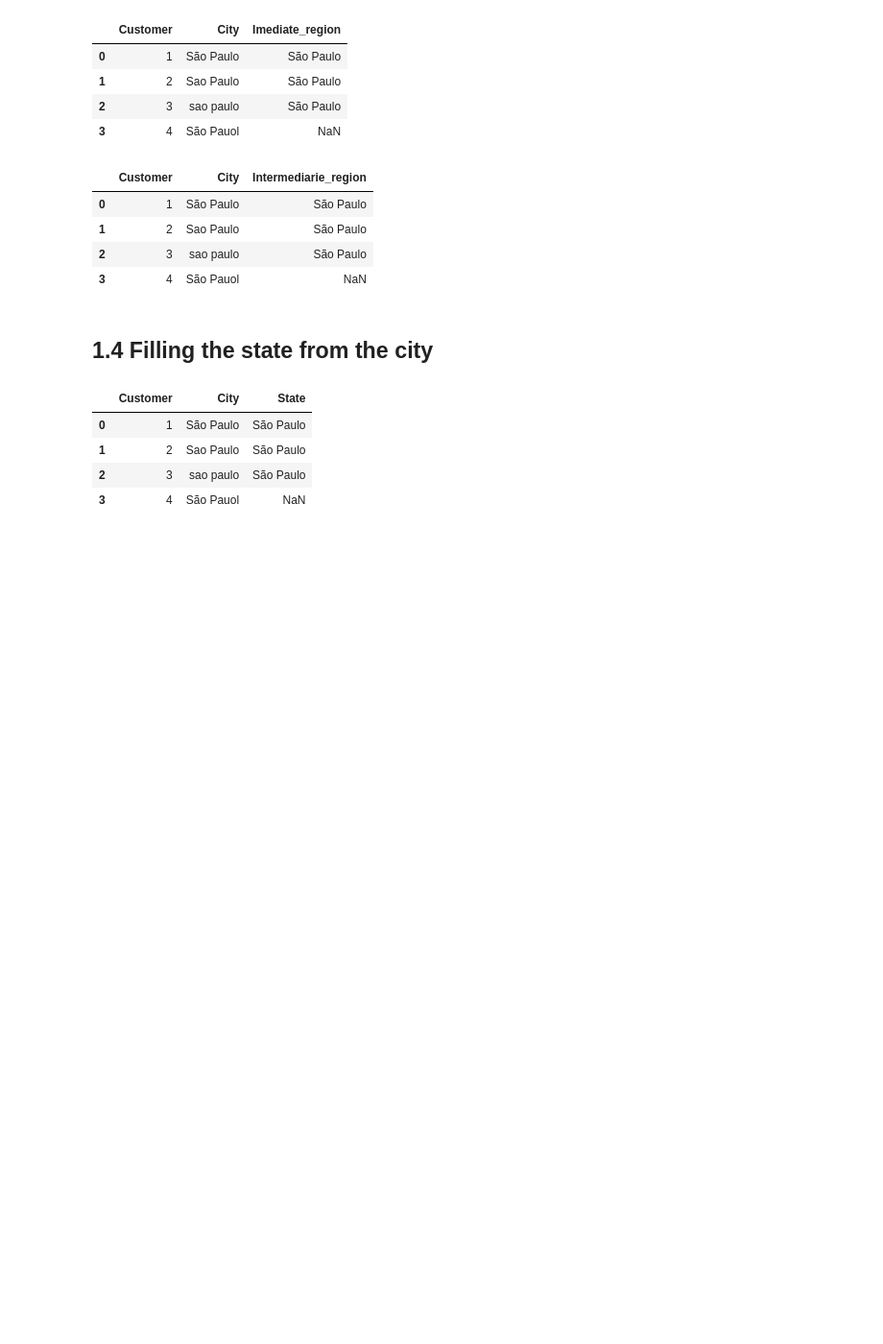
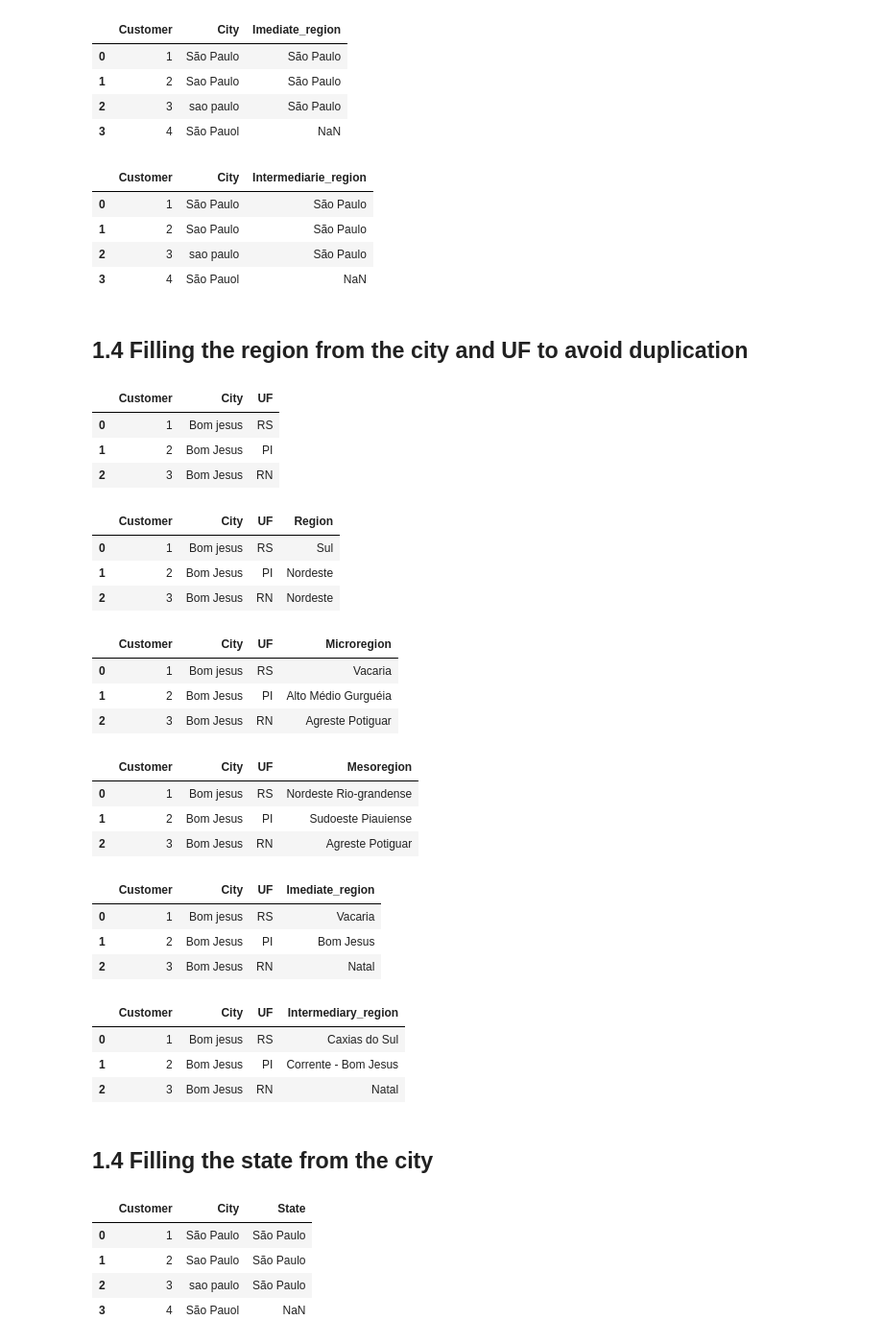
Before and after one commit to GAVB-SERVICOS/Gumly, a Jupyter notebook: exercises/geo_location.ipynb, the cells around one changed output. Shown at 96% size. Drawn from its saved outputs; the diff is of its cells as text; code cells hidden in the pictures; blank space fills up the shorter version.

```diff
--- a/exercises/geo_location.ipynb
+++ b/exercises/geo_location.ipynb
@@ -67,6 +71,58 @@ dfintermediarie
 | 1 | 2 | Sao Paulo | São Paulo |
 | 2 | 3 | sao paulo | São Paulo |
 | 3 | 4 | São Pauol | NaN |
+# %% [markdown]
+## 1.4 Filling the region from the city and UF to avoid duplication
+# %%
+d = {'Customer': [1, 2, 3],
+     'City' : ['Bom jesus', 'Bom Jesus', 'Bom Jesus'], 'UF':['RS',"PI",'RN']}
+dfuf = pd.DataFrame(data=d)
+dfuf
+# %% [output]
+|  | Customer | City | UF |
+| 0 | 1 | Bom jesus | RS |
+| 1 | 2 | Bom Jesus | PI |
+| 2 | 3 | Bom Jesus | RN |
+# %%
+dfuf['Region'] = geo_location.city_to_region(dfuf, 'City', 'UF')
+dfuf
+# %% [output]
+|  | Customer | City | UF | Region |
+| 0 | 1 | Bom jesus | RS | Sul |
+| 1 | 2 | Bom Jesus | PI | Nordeste |
+| 2 | 3 | Bom Jesus | RN | Nordeste |
+# %%
+dfuf['Microregion'] = geo_location.city_to_microregion(dfuf, 'City', 'UF')
+dfuf[['Customer','City','UF','Microregion']]
+# %% [output]
+|  | Customer | City | UF | Microregion |
+| 0 | 1 | Bom jesus | RS | Vacaria |
+| 1 | 2 | Bom Jesus | PI | Alto Médio Gurguéia |
+| 2 | 3 | Bom Jesus | RN | Agreste Potiguar |
+# %%
+dfuf['Mesoregion'] = geo_location.city_to_mesoregion(dfuf, 'City', 'UF')
+dfuf[['Customer','City','UF','Mesoregion']]
+# %% [output]
+|  | Customer | City | UF | Mesoregion |
+| 0 | 1 | Bom jesus | RS | Nordeste Rio-grandense |
+| 1 | 2 | Bom Jesus | PI | Sudoeste Piauiense |
+| 2 | 3 | Bom Jesus | RN | Agreste Potiguar |
+# %%
+dfuf['Imediate_region'] = geo_location.city_to_imediate_region(dfuf, 'City', 'UF')
+dfuf[['Customer','City','UF','Imediate_region']]
+# %% [output]
+|  | Customer | City | UF | Imediate_region |
+| 0 | 1 | Bom jesus | RS | Vacaria |
+| 1 | 2 | Bom Jesus | PI | Bom Jesus |
+| 2 | 3 | Bom Jesus | RN | Natal |
+# %%
+dfuf['Intermediary_region'] = geo_location.city_to_intermediary_region(dfuf, 'City', 'UF')
+dfuf[['Customer','City','UF','Intermediary_region']]
+# %% [output]
+|  | Customer | City | UF | Intermediary_region |
+| 0 | 1 | Bom jesus | RS | Caxias do Sul |
+| 1 | 2 | Bom Jesus | PI | Corrente - Bom Jesus |
+| 2 | 3 | Bom Jesus | RN | Natal |
 # %% [markdown]
 ## 1.4 Filling the state from the city
 # %%
```
Also changed, not shown: parts of 24 cells of this notebook, 3 other files.
